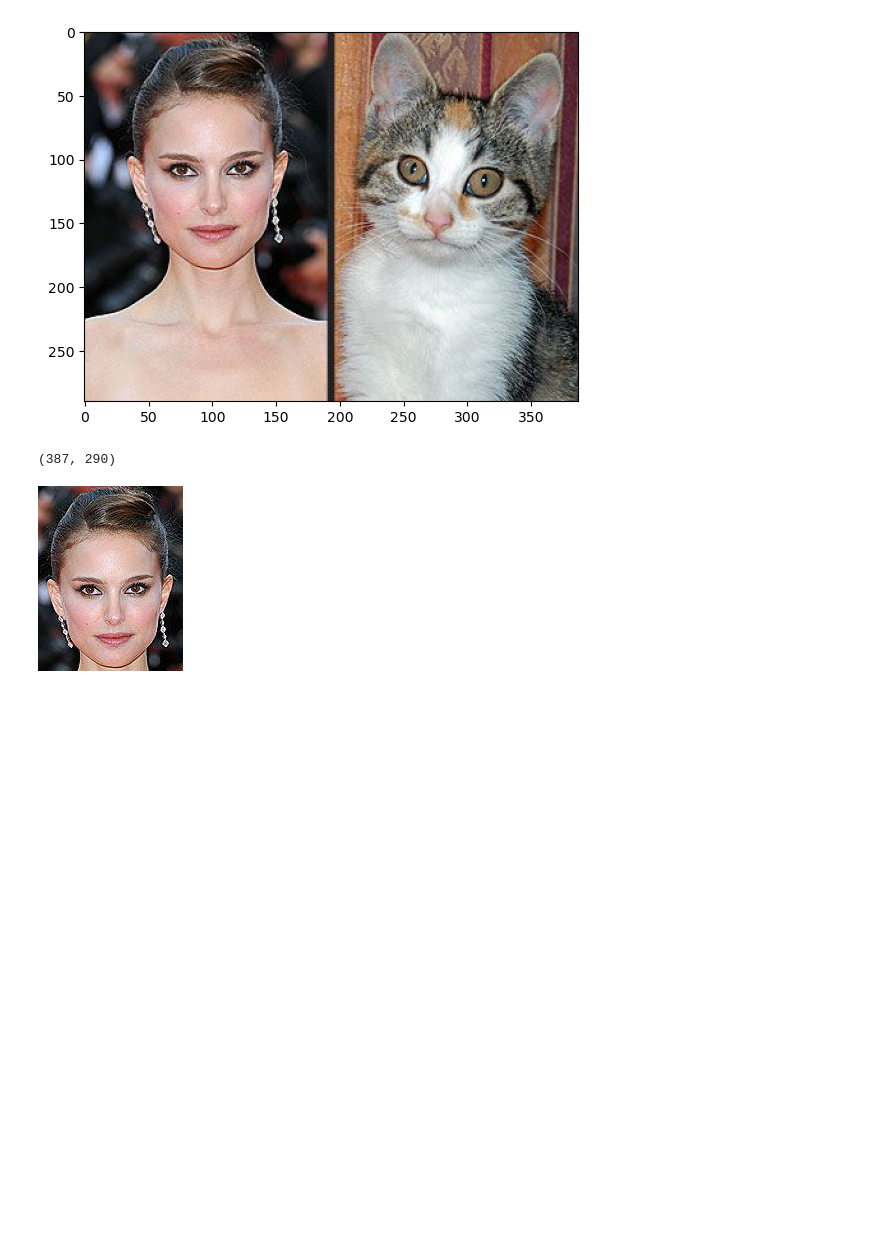
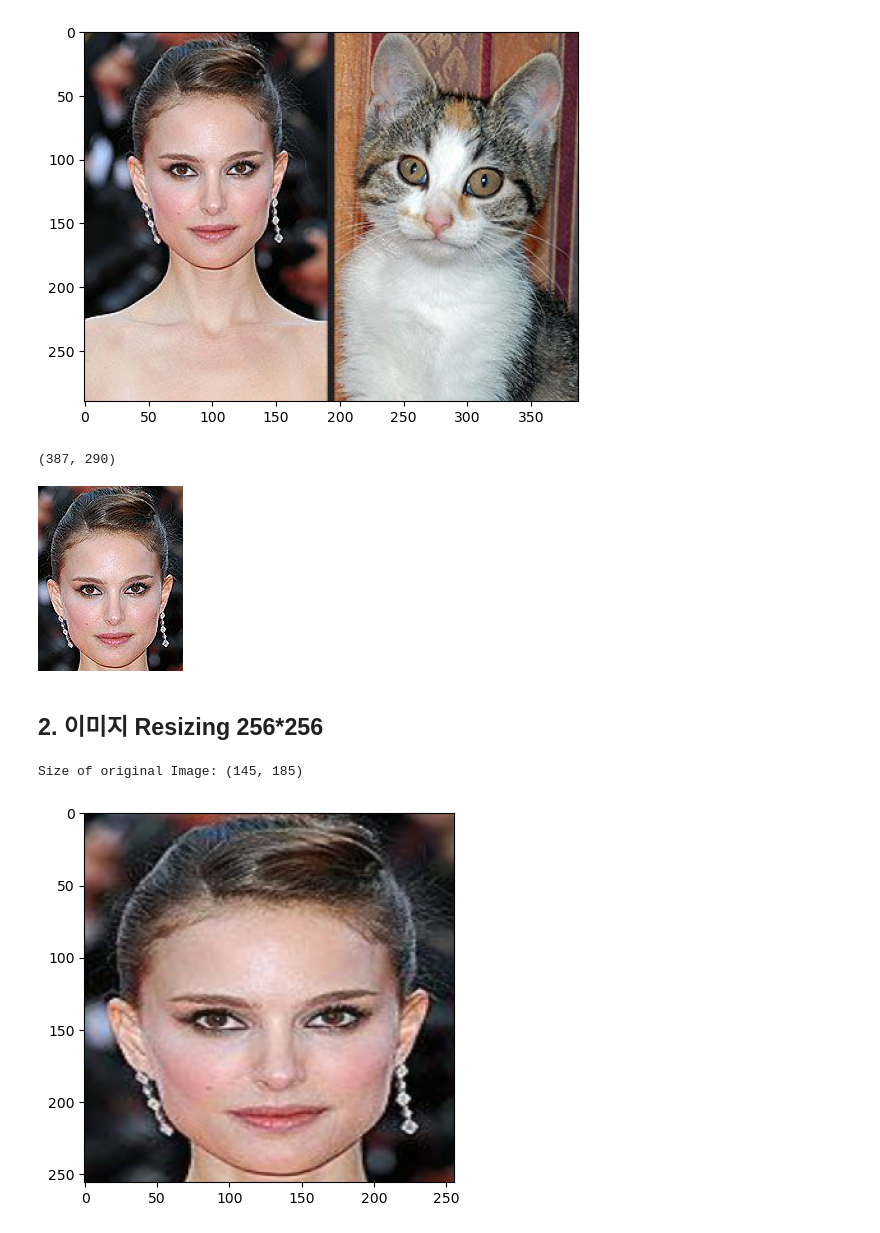
Before and after one commit to yoonhero/resemble_gan, a Jupyter notebook: image_processing.ipynb, the cells around one changed output. Saved outputs shown, nothing was run; the diff lists cells and outputs as text; code cells hidden in the pictures; blank space fills up the shorter version.

Commit message:
feat: Image Resizing

```diff
--- a/image_processing.ipynb
+++ b/image_processing.ipynb
@@ -153,3 +153,23 @@ for result in processeing_results:
 
     human_face.save(os.path.join(human_face_save_dir+filename))
     animal_face.save(os.path.join(animal_face_save_dir+filename))
+# %% [markdown]
+## 2. 이미지 Resizing 256*256
+# %%
+import torch
+import torchvision.transforms as T
+from PIL import Image
+import matplotlib.pyplot as plt
+
+img = Image.open("./dataset/before/human/train_0.jpg")
+size = img.size
+print(f"Size of original Image: {size}")
+
+transform = T.Resize(size=(256, 256))
+img = transform(img)
+
+plt.imshow(img)
+plt.show()
+# %% [output]
+Size of original Image: (145, 185)
+[figure, added]
```
Also changed, not shown: parts of 1 cell of this notebook.
